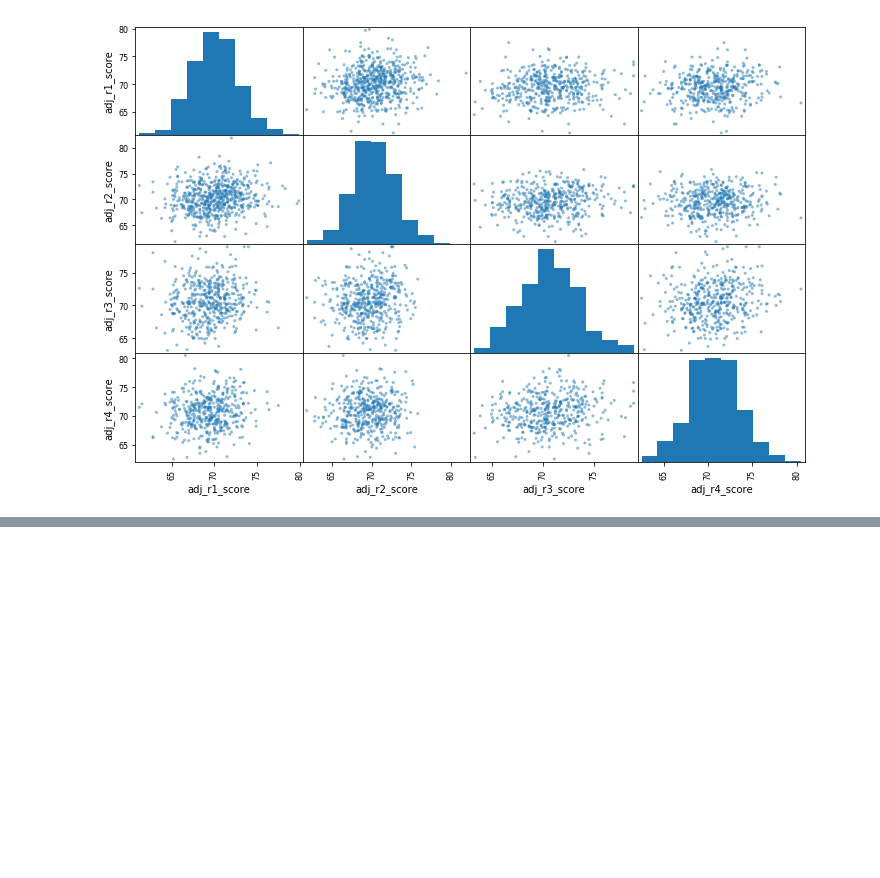
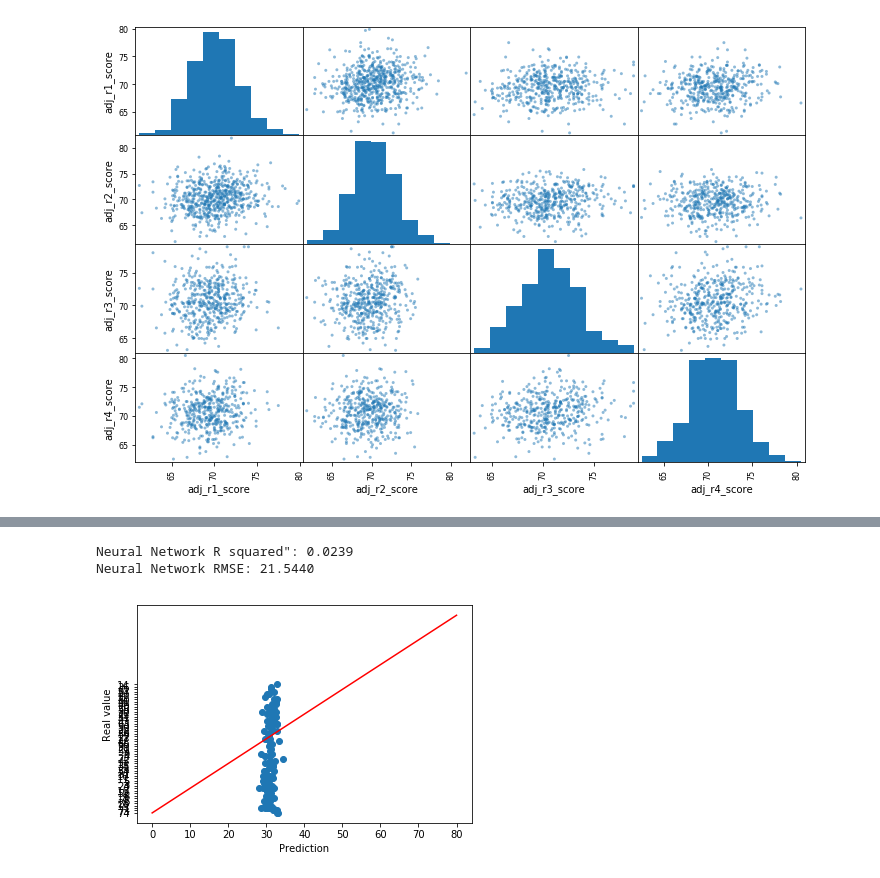
Before and after one commit to diarmuidwhelan/Programming_for_Data_Analysis_Project, a Jupyter notebook: Prog_for_DA_proj.ipynb, the cells around one changed output, grey strips where cells are left out. Drawn from its saved outputs; the diff is of its cells as text; code cells hidden in the pictures; blank space fills up the shorter version.

Commit message:
Formatting and prediction added

```diff
--- a/Prog_for_DA_proj.ipynb
+++ b/Prog_for_DA_proj.ipynb
@@ -264,0 +263,28 @@ adj_r2_score-26.76%
+# %%
+#Model 4 Neural Network
+#Multi-layer Perception regressor. Attempts to optimizes the squared-loss using LBFGS or stochastic gradient descent.
+from sklearn.neural_network import MLPRegressor
+model = MLPRegressor(hidden_layer_sizes=(100, 100), random_state=2)
+model.fit(X_train, y_train)
+y_pred = model.predict(X_test)
+
+print('Neural Network R squared": %.4f' % model.score(X_test, y_test))
+y_pred = model.predict(X_test)
+model_mse = mean_squared_error(y_pred, y_test)
+model_rmse = numpy.sqrt(model_mse)
+print('Neural Network RMSE: %.4f' % model_rmse)
+
+y_pred = model.predict(X_test)
+
+
+# Build a plot  of prediction vs actual value with prediction line added
+pl.scatter(y_pred, y_test)
+pl.xlabel('Prediction')
+pl.ylabel('Real value')
+diagonal = numpy.linspace(0, 80, 10)
+pl.plot(diagonal, diagonal, '-r')
+pl.show()
+# %% [output]
+Neural Network R squared": 0.0239
+Neural Network RMSE: 21.5440
+[figure, added]
```
Also changed, not shown: parts of 17 cells of this notebook.
